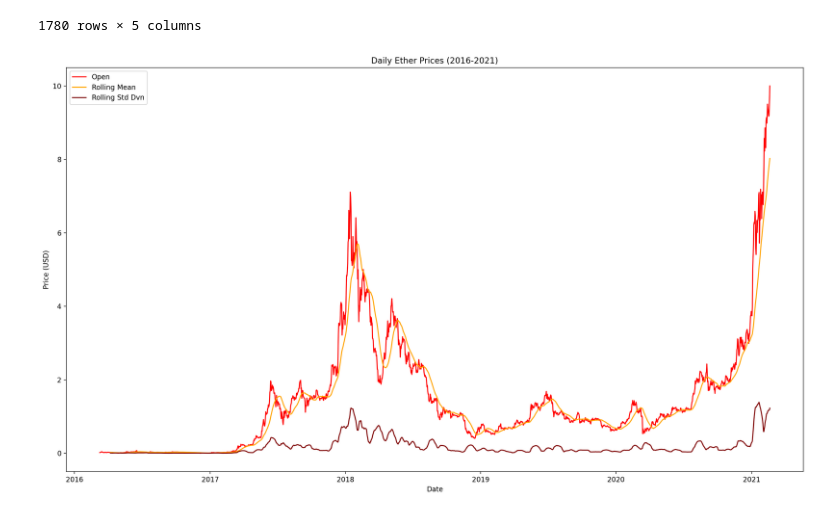
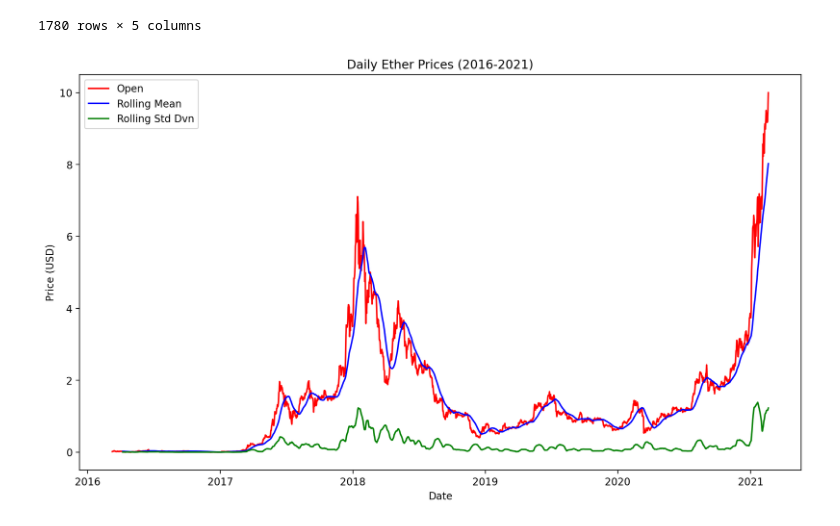
Before and after one commit to samin-al-wasee/ether-price-prediction-rnn-lstm, a Jupyter notebook: ether-price-prediction.ipynb, the cells around one changed output. Cells and saved outputs as stored; diff of their text form; code cells hidden in the pictures.

```diff
--- a/ether-price-prediction.ipynb
+++ b/ether-price-prediction.ipynb
@@ -193,14 +180,14 @@ rolling_standard_deviation
 | 2021-02-19 | 1.229143 | 1.164344 | 1.293352 | 1.265800 | 0.858627 |
 1780 rows × 5 columns
 # %%
-plt.figure(figsize=(19.20, 10.80), dpi=200)
+plt.figure(figsize=(12.80, 7.20), dpi=200)
 plt.plot(normalized_ether_data["Open"], color="red", label="Open")
-plt.plot(rolling_mean["Open"], color="orange", label="Rolling Mean")
-plt.plot(rolling_standard_deviation["Open"], color="maroon", label="Rolling Std Dvn")
+plt.plot(rolling_mean["Open"], color="blue", label="Rolling Mean")
+plt.plot(rolling_standard_deviation["Open"], color="green", label="Rolling Std Dvn")
 plt.legend()
 plt.xlabel("Date")
 plt.ylabel("Price (USD)")
 plt.title("Daily Ether Prices (2016-2021)")
 plt.show()
 # %% [output]
-[figure, old version]
+[figure, new version]
```
Also changed, not shown: parts of 4 cells of this notebook.
